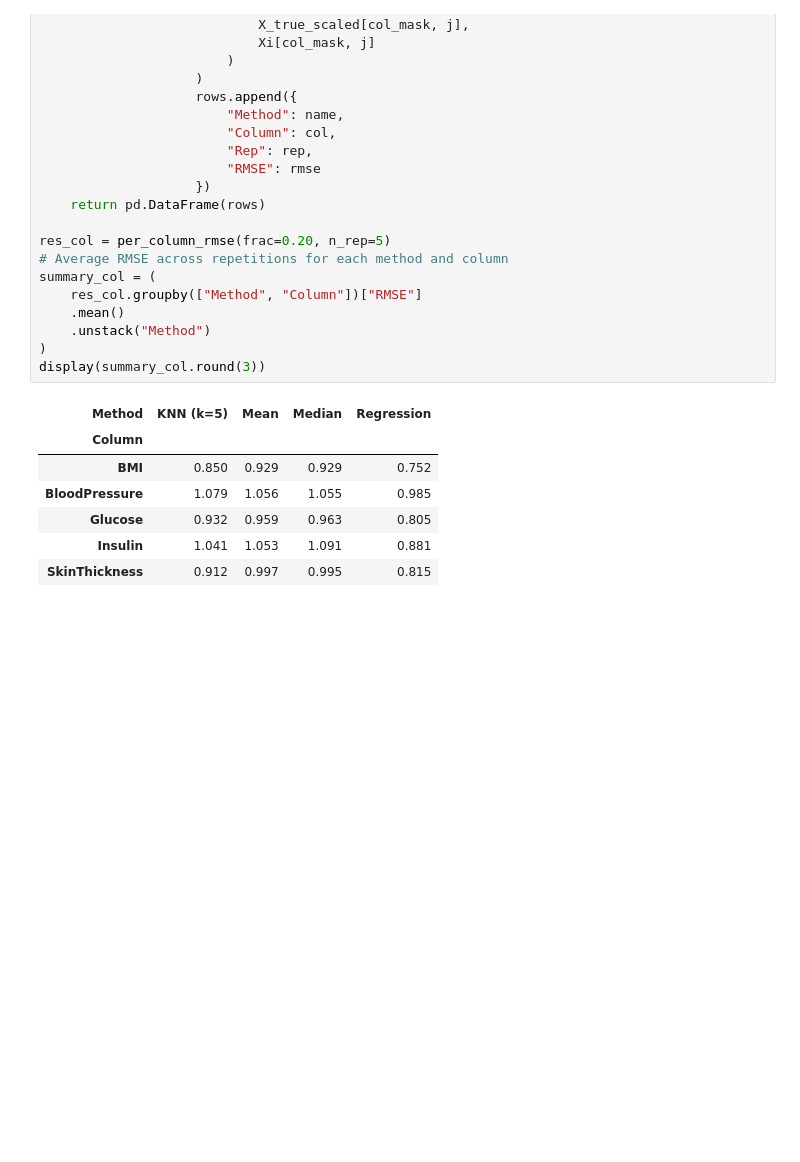
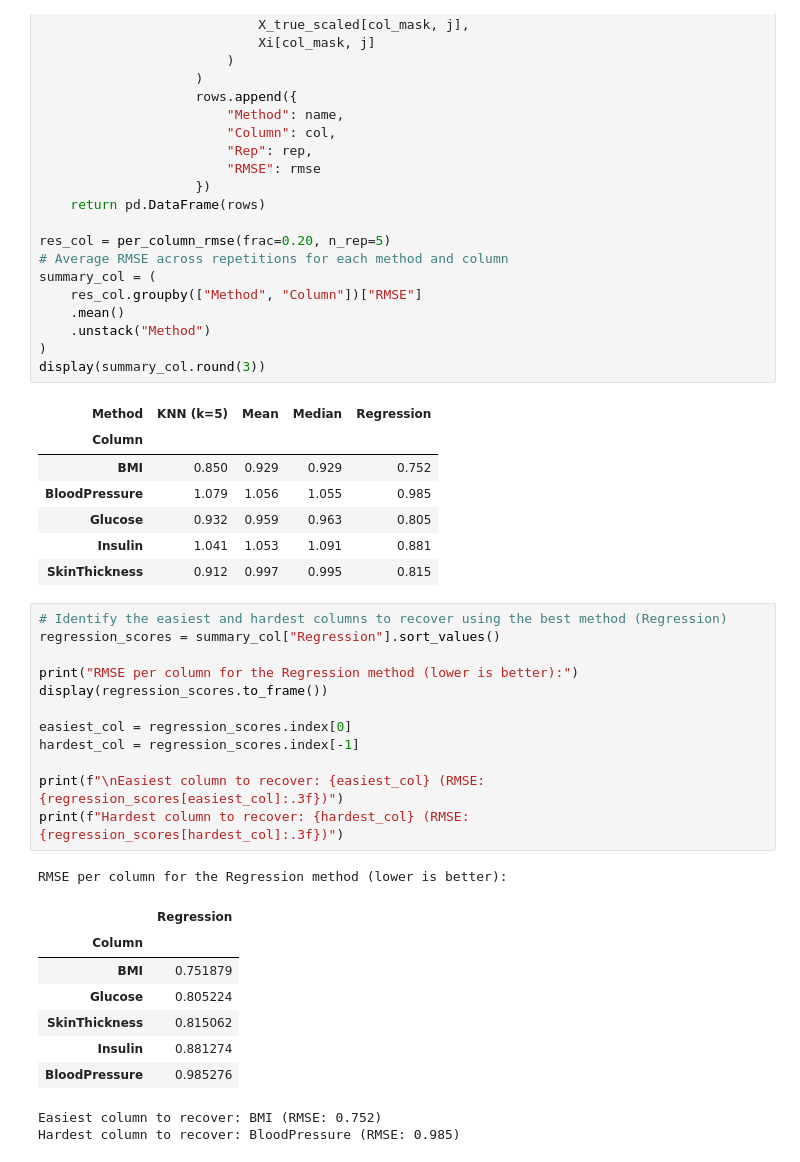
Before and after one commit to lamia-khd/react-router, a Jupyter notebook: imputation_and_imbalance.ipynb, the cells around one changed output. Drawn from its saved outputs; the diff is of its cells as text; blank space fills up the shorter version.

```diff
--- a/imputation_and_imbalance.ipynb
+++ b/imputation_and_imbalance.ipynb
@@ -323,3 +323,26 @@ display(summary_col.round(3))
 | Glucose | 0.932 | 0.959 | 0.963 | 0.805 |
 | Insulin | 1.041 | 1.053 | 1.091 | 0.881 |
 | SkinThickness | 0.912 | 0.997 | 0.995 | 0.815 |
+# %%
+# Identify the easiest and hardest columns to recover using the best method (Regression)
+regression_scores = summary_col["Regression"].sort_values()
+
+print("RMSE per column for the Regression method (lower is better):")
+display(regression_scores.to_frame())
+
+easiest_col = regression_scores.index[0]
+hardest_col = regression_scores.index[-1]
+
+print(f"\nEasiest column to recover: {easiest_col} (RMSE: {regression_scores[easiest_col]:.3f})")
+print(f"Hardest column to recover: {hardest_col} (RMSE: {regression_scores[hardest_col]:.3f})")
+# %% [output]
+RMSE per column for the Regression method (lower is better):
+|  | Regression |
+| Column |  |
+| BMI | 0.751879 |
+| Glucose | 0.805224 |
+| SkinThickness | 0.815062 |
+| Insulin | 0.881274 |
+| BloodPressure | 0.985276 |
+Easiest column to recover: BMI (RMSE: 0.752)
+Hardest column to recover: BloodPressure (RMSE: 0.985)
```
Also changed, not shown: parts of 3 cells of this notebook.
